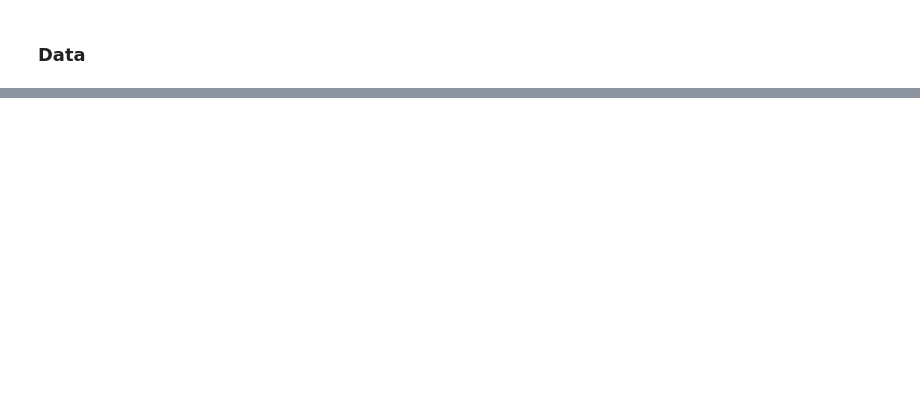
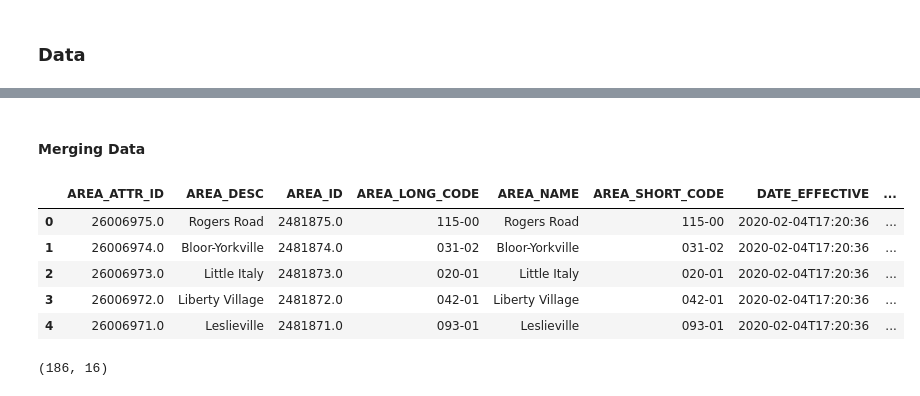
Before and after one commit to LanaDS/Data-Science-Professional-Certificate, a Jupyter notebook: Capstone Project2.ipynb, the cells around one changed output, grey strips where cells are left out. Saved outputs shown, nothing was run; the diff lists cells and outputs as text; code cells hidden in the pictures; blank space fills up the shorter version.

```diff
--- a/Capstone Project2.ipynb
+++ b/Capstone Project2.ipynb
@@ -18,0 +157,17 @@ ___
+# %% [markdown]
+#### Merging Data
+# %%
+alldata= pd.merge(df,new_data, on=['LATITUDE','LONGITUDE'], how='outer') #merge dataframes to get new dataframe
+
+alldata.head()
+# %% [output]
+|  | AREA_ATTR_ID | AREA_DESC | AREA_ID | AREA_LONG_CODE | AREA_NAME | AREA_SHORT_CODE | DATE_EFFECTIVE | ... |
+| 0 | 26006975.0 | Rogers Road | 2481875.0 | 115-00 | Rogers Road | 115-00 | 2020-02-04T17:20:36 | ... |
+| 1 | 26006974.0 | Bloor-Yorkville | 2481874.0 | 031-02 | Bloor-Yorkville | 031-02 | 2020-02-04T17:20:36 | ... |
+| 2 | 26006973.0 | Little Italy | 2481873.0 | 020-01 | Little Italy | 020-01 | 2020-02-04T17:20:36 | ... |
+| 3 | 26006972.0 | Liberty Village | 2481872.0 | 042-01 | Liberty Village | 042-01 | 2020-02-04T17:20:36 | ... |
+| 4 | 26006971.0 | Leslieville | 2481871.0 | 093-01 | Leslieville | 093-01 | 2020-02-04T17:20:36 | ... |
+# %%
+alldata.shape
+# %% [output]
+(186, 16)
```
Also changed, not shown: parts of 25 cells of this notebook.
